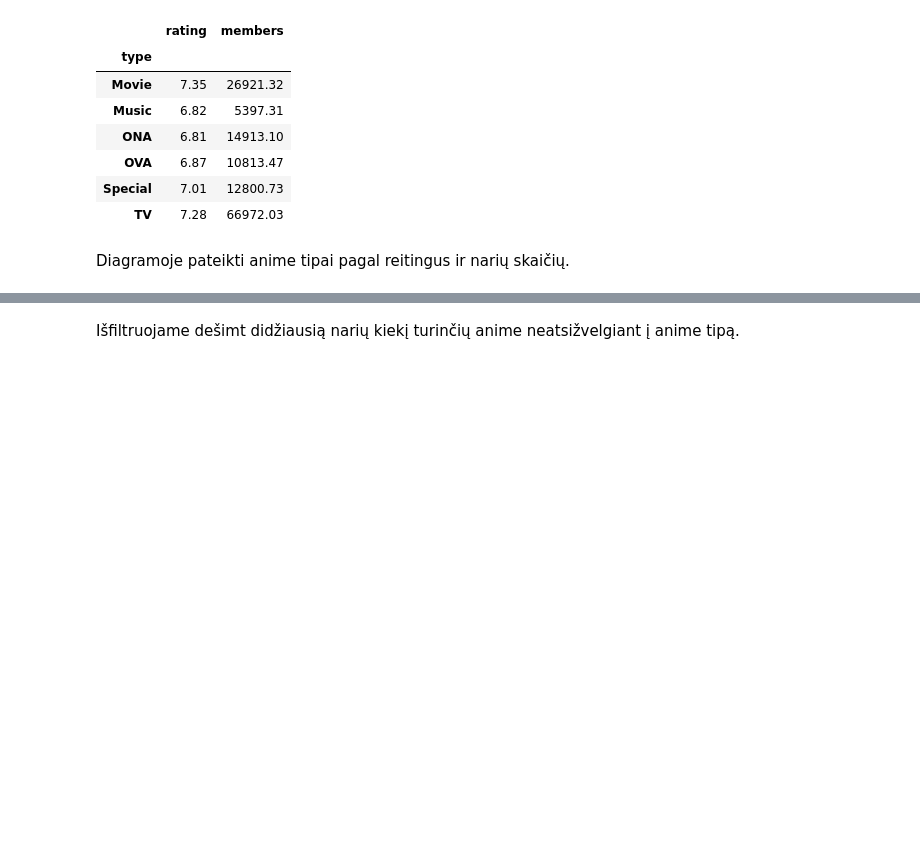
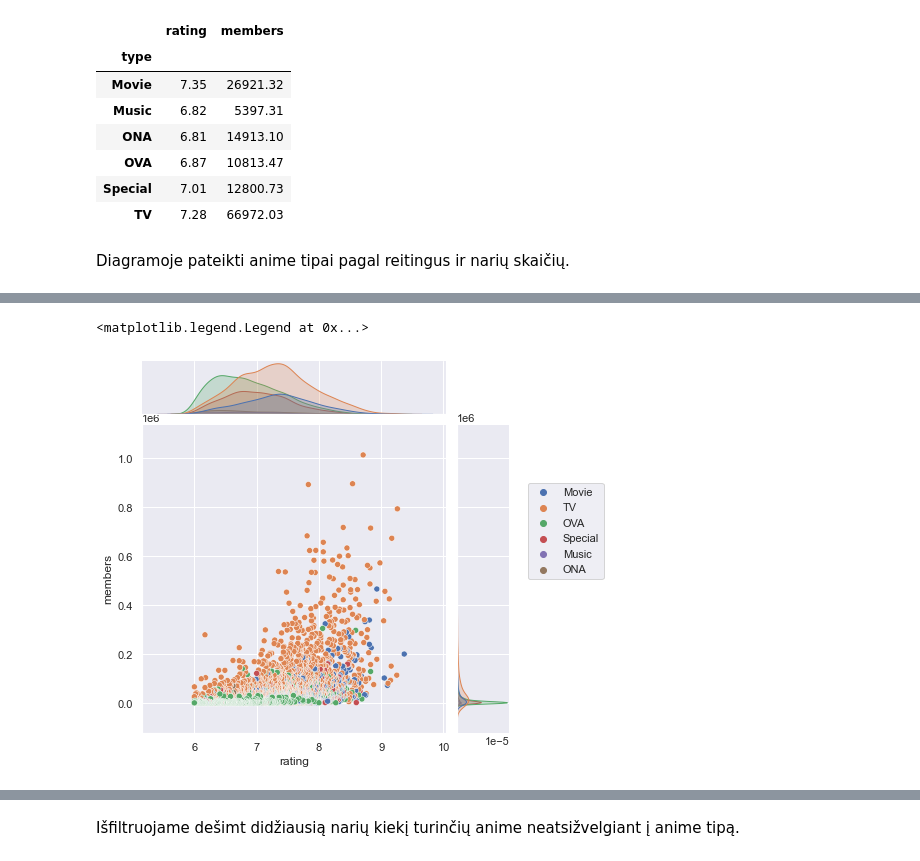
Before and after one commit to ErnestaTum/-Python_mokymai, a Jupyter notebook: baigiamasis_darbas.ipynb, the cells around one changed output, grey strips where cells are left out. Saved outputs shown, nothing was run; the diff lists cells and outputs as text; code cells hidden in the pictures; blank space fills up the shorter version.

```diff
--- a/baigiamasis_darbas.ipynb
+++ b/baigiamasis_darbas.ipynb
@@ -160,3 +160,10 @@ plt.show()
+# %%
+ax = sns.jointplot(data=final_data, x="rating", y="members",hue = "type" )
+ax.ax_joint.legend_._visible=False
+ax.fig.legend(bbox_to_anchor=(1, 0.7), loc=2)
+# %% [output]
+<matplotlib.legend.Legend at 0x...>
+[figure, added]
 # %%
 Išfiltruojame dešimt didžiausią reitingą turinčių anime neatsižvelgiant į anime tipą.
 # %%
```
Also changed, not shown: parts of 16 cells of this notebook.
